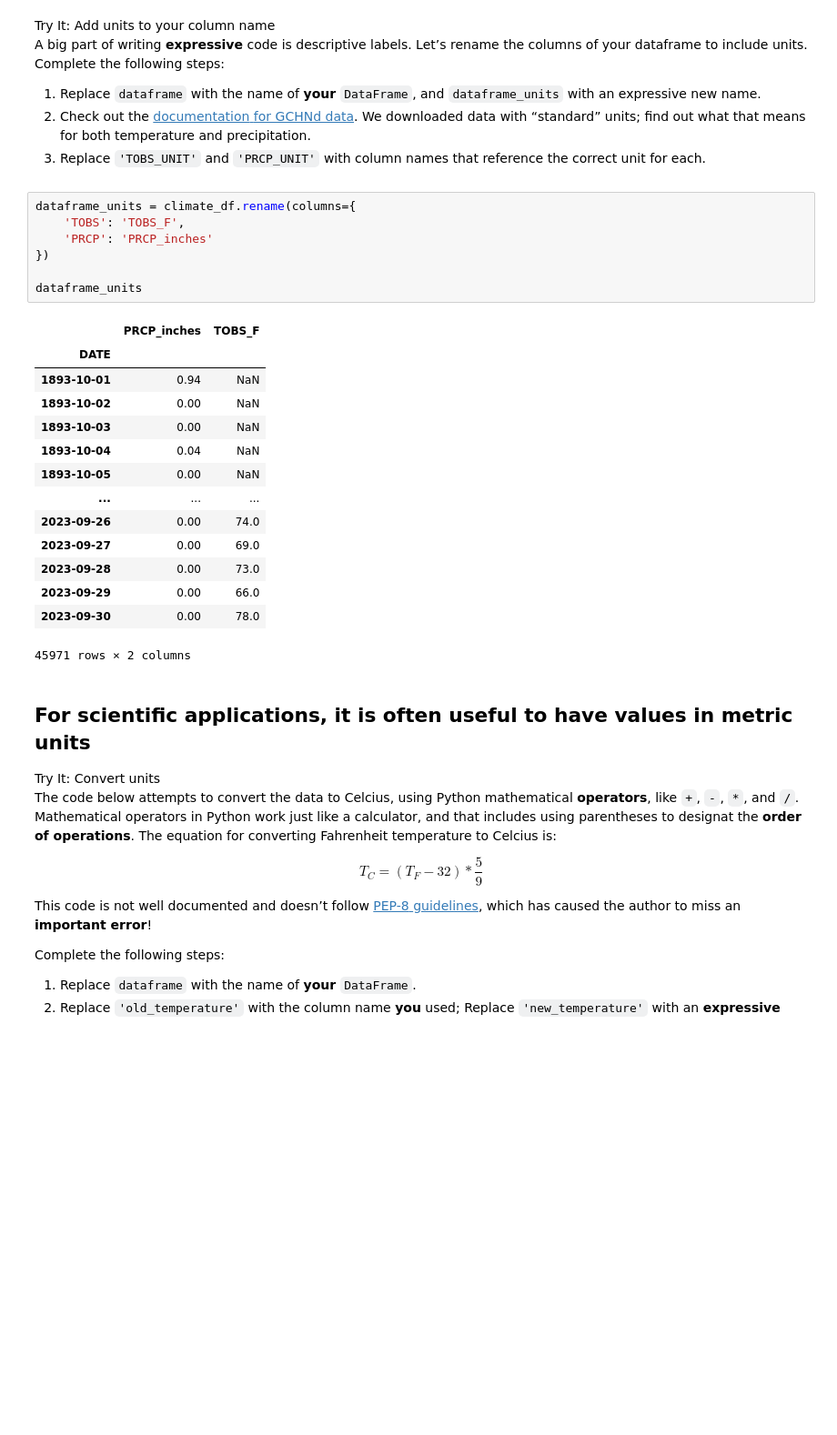
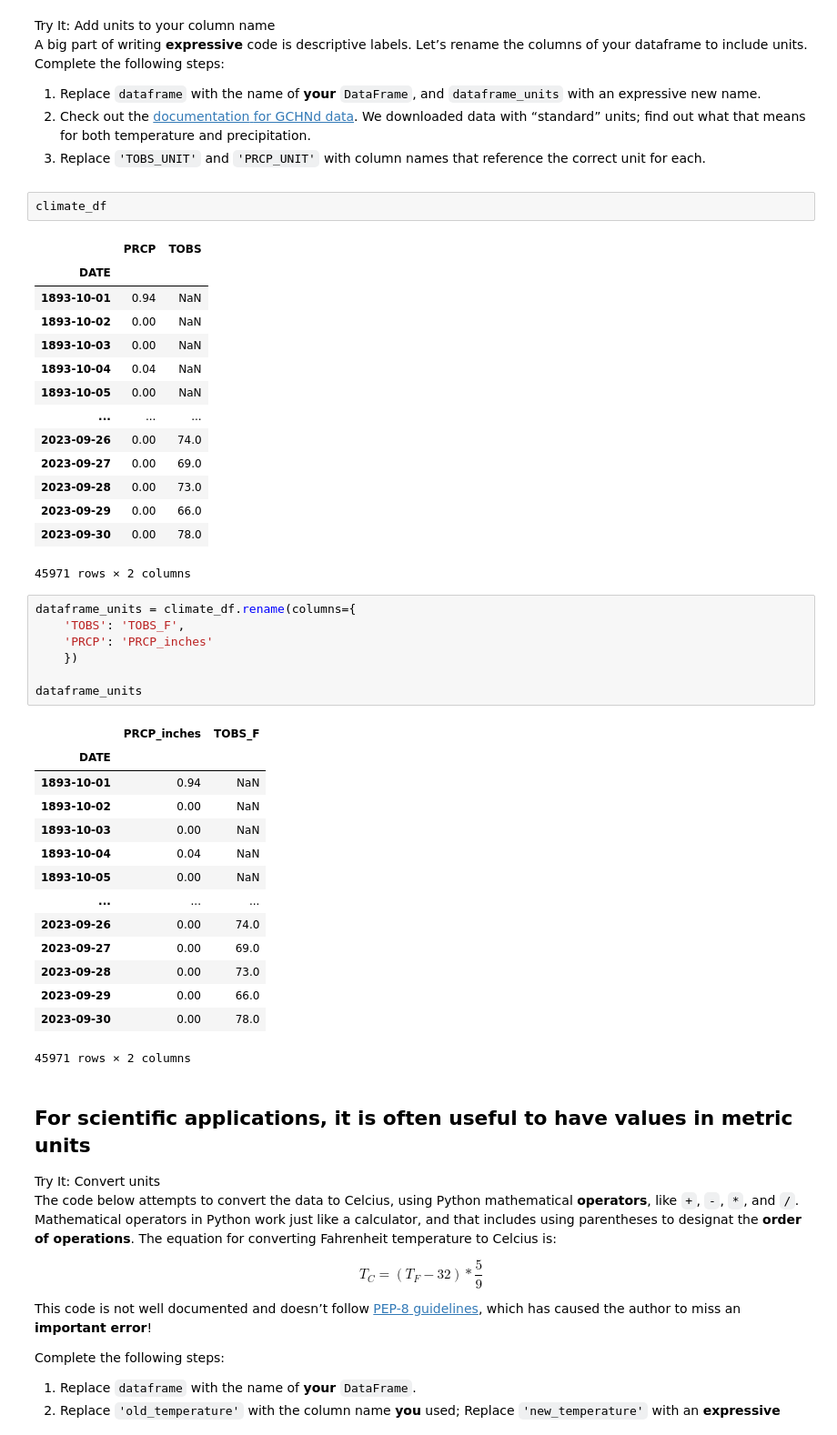
Before and after one commit to earthlab-education/climate-coding-challenge-sear2701, a Jupyter notebook: 03-climate-coding-challenge.ipynb, the cells around one changed output. Shown at 91% size. Saved outputs shown, nothing was run; the diff lists cells and outputs as text; blank space fills up the shorter version.

```diff
--- a/03-climate-coding-challenge.ipynb
+++ b/03-climate-coding-challenge.ipynb
@@ -32,11 +32,28 @@ what that means for both temperature and precipitation.</li>
 <li>Replace <code>'TOBS_UNIT'</code> and <code>'PRCP_UNIT'</code> with
 column names that reference the correct unit for each.</li>
 </ol></div></div>
+# %%
+climate_df
+# %% [output]
+|  | PRCP | TOBS |
+| DATE |  |  |
+| 1893-10-01 | 0.94 | NaN |
+| 1893-10-02 | 0.00 | NaN |
+| 1893-10-03 | 0.00 | NaN |
+| 1893-10-04 | 0.04 | NaN |
+| 1893-10-05 | 0.00 | NaN |
+| ... | ... | ... |
+| 2023-09-26 | 0.00 | 74.0 |
+| 2023-09-27 | 0.00 | 69.0 |
+| 2023-09-28 | 0.00 | 73.0 |
+| 2023-09-29 | 0.00 | 66.0 |
+| 2023-09-30 | 0.00 | 78.0 |
+45971 rows × 2 columns
 # %%
 dataframe_units = climate_df.rename(columns={
     'TOBS': 'TOBS_F',
     'PRCP': 'PRCP_inches'
-})
+    })
 
 dataframe_units
 # %% [output]
```
Also changed, not shown: 3 other files.
